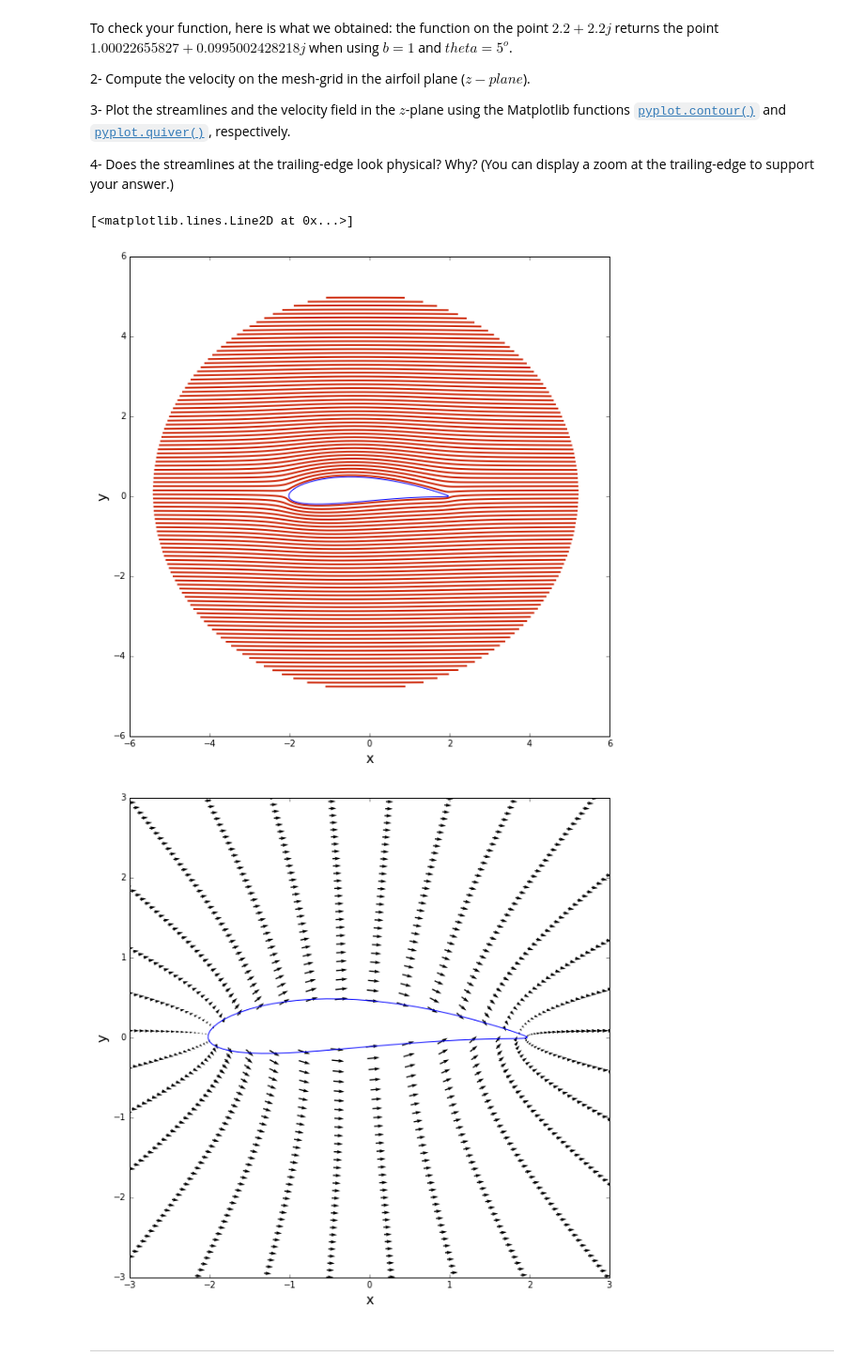
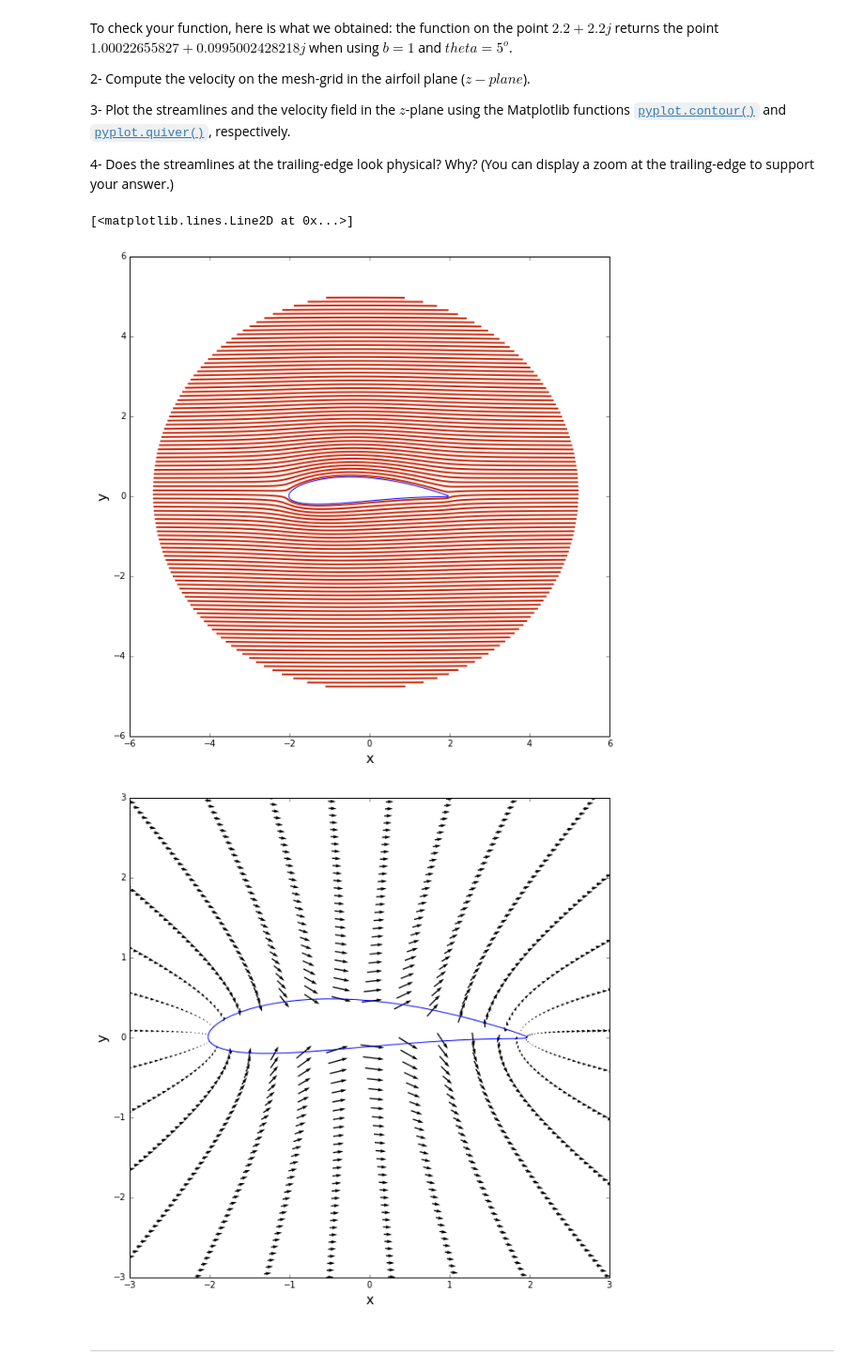
Before and after one commit to pengbiaozhang/mae6226-work, a Jupyter notebook: midterm/midterm.ipynb, the cells around one changed output. Shown at 94% size. Saved outputs shown, nothing was run; the diff lists cells and outputs as text; code cells hidden in the pictures.

```diff
--- a/midterm/midterm.ipynb
+++ b/midterm/midterm.ipynb
@@ -299,27 +299,27 @@ W=((u-v*1j)*4*(n**2)*(b**2)*((1+b**2/zeta)**n)*((1-b**2/zeta)**n))/((zeta**2-b**
 # %%
 # Use this cell to provide the rest of the code.
 size = 10
 pyplot.figure(figsize=(size,size))
 pyplot.xlabel('x', fontsize=16)
 pyplot.ylabel('y', fontsize=16)
 pyplot.xlim(-6, 6)
 pyplot.ylim(-6, 6)
 pyplot.contour(z.real, z.imag, psi, levels=numpy.linspace(-5,5,100), colors='#CD2305', linewidths=2, linestyles='solid')
 pyplot.plot((z[:,0]).real,(z[:,0]).imag)
 
 size = 10
 pyplot.figure(figsize=(size,size))
 pyplot.xlabel('x', fontsize=16)
 pyplot.ylabel('y', fontsize=16)
 pyplot.xlim(-3, 3)
 pyplot.ylim(-3, 3)
-pyplot.quiver(z.real[::2, ::2], z.imag[::2, ::2], u[::2, ::2], v[::2, ::2],
+pyplot.quiver(z.real[::2, ::2], z.imag[::2, ::2], W.real[::2, ::2], W.imag[::2, ::2],
                pivot='mid', units='xy')
 pyplot.plot((z[:,0]).real,(z[:,0]).imag)
 # %% [output]
 [<matplotlib.lines.Line2D at 0x...>]
 [figure]
-[figure, old version]
+[figure, new version]
 # %% [markdown]
 ---
 # %% [markdown]
```
Also changed, not shown: parts of 14 cells of this notebook.
